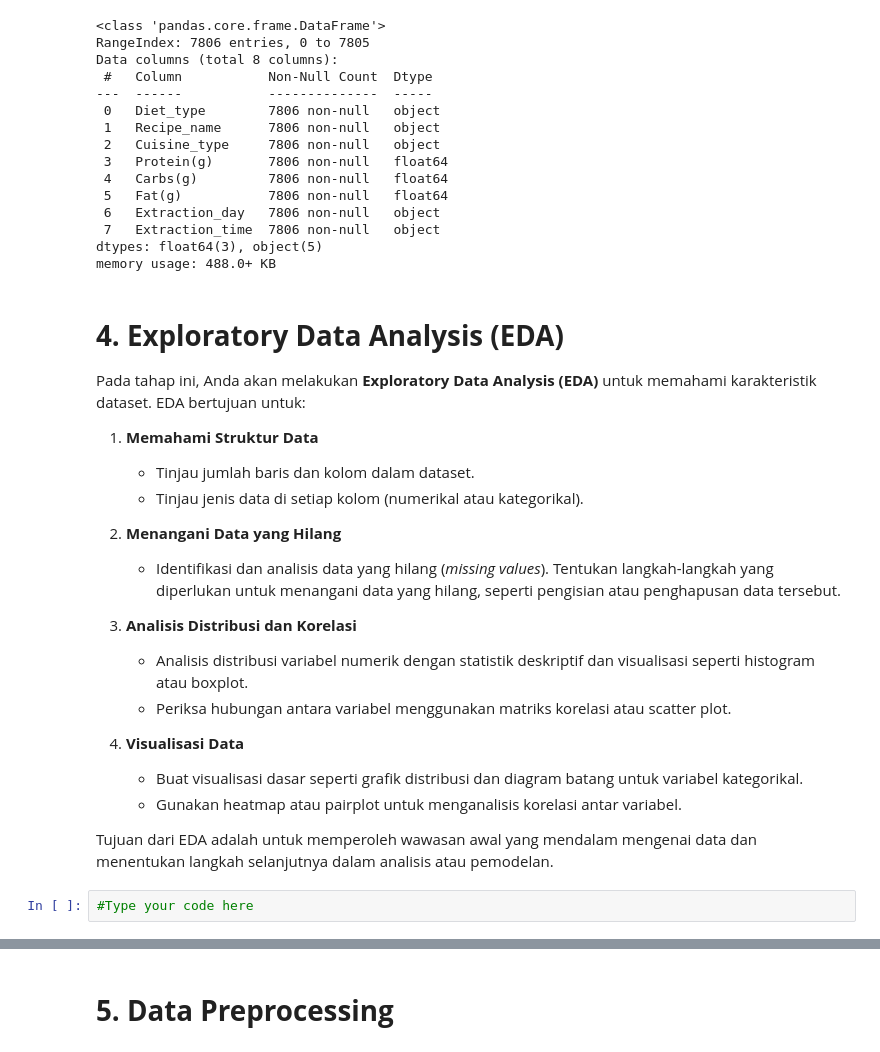
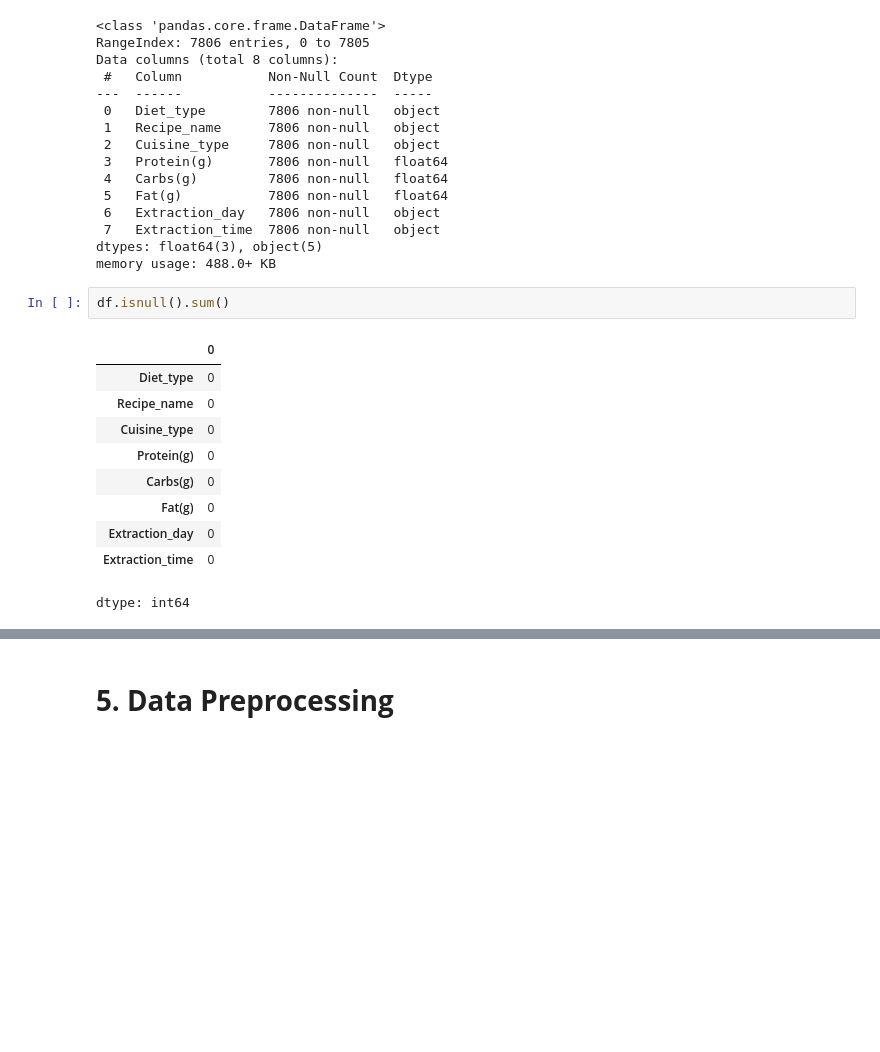
Before and after one commit to Us9r/DicodingBMLP, a Jupyter notebook: [Clustering]_Submission_Akhir_BMLP_Us9r.ipynb, the cells around one changed output, grey strips where cells are left out. Cells and saved outputs as stored; diff of their text form; blank space fills up the shorter version.

```diff
--- a/[Clustering]_Submission_Akhir_BMLP_Us9r.ipynb
+++ b/[Clustering]_Submission_Akhir_BMLP_Us9r.ipynb
@@ -69,26 +107,16 @@ Data columns (total 8 columns):
  7   Extraction_time  7806 non-null   object
 dtypes: float64(3), object(5)
 memory usage: 488.0+ KB
-# %% [markdown]
-# **4. Exploratory Data Analysis (EDA)**
-
-Pada tahap ini, Anda akan melakukan **Exploratory Data Analysis (EDA)** untuk memahami karakteristik dataset. EDA bertujuan untuk:
-
-1. **Memahami Struktur Data**
-   - Tinjau jumlah baris dan kolom dalam dataset.
-   - Tinjau jenis data di setiap kolom (numerikal atau kategorikal).
-
-2. **Menangani Data yang Hilang**
-   - Identifikasi dan analisis data yang hilang (*missing values*). Tentukan langkah-langkah yang diperlukan untuk menangani data yang hilang, seperti pengisian atau penghapusan data tersebut.
-
-3. **Analisis Distribusi dan Korelasi**
-   - Analisis distribusi variabel numerik dengan statistik deskriptif dan visualisasi seperti histogram atau boxplot.
-   - Periksa hubungan antara variabel menggunakan matriks korelasi atau scatter plot.
-
-4. **Visualisasi Data**
-   - Buat visualisasi dasar seperti grafik distribusi dan diagram batang untuk variabel kategorikal.
-   - Gunakan heatmap atau pairplot untuk menganalisis korelasi antar variabel.
-
-Tujuan dari EDA adalah untuk memperoleh wawasan awal yang mendalam mengenai data dan menentukan langkah selanjutnya dalam analisis atau pemodelan.
-# %%
-#Type your code here
+# %%
+df.isnull().sum()
+# %% [output]
+|  | 0 |
+| Diet_type | 0 |
+| Recipe_name | 0 |
+| Cuisine_type | 0 |
+| Protein(g) | 0 |
+| Carbs(g) | 0 |
+| Fat(g) | 0 |
+| Extraction_day | 0 |
+| Extraction_time | 0 |
+dtype: int64
```
Also changed, not shown: parts of 11 cells of this notebook.
